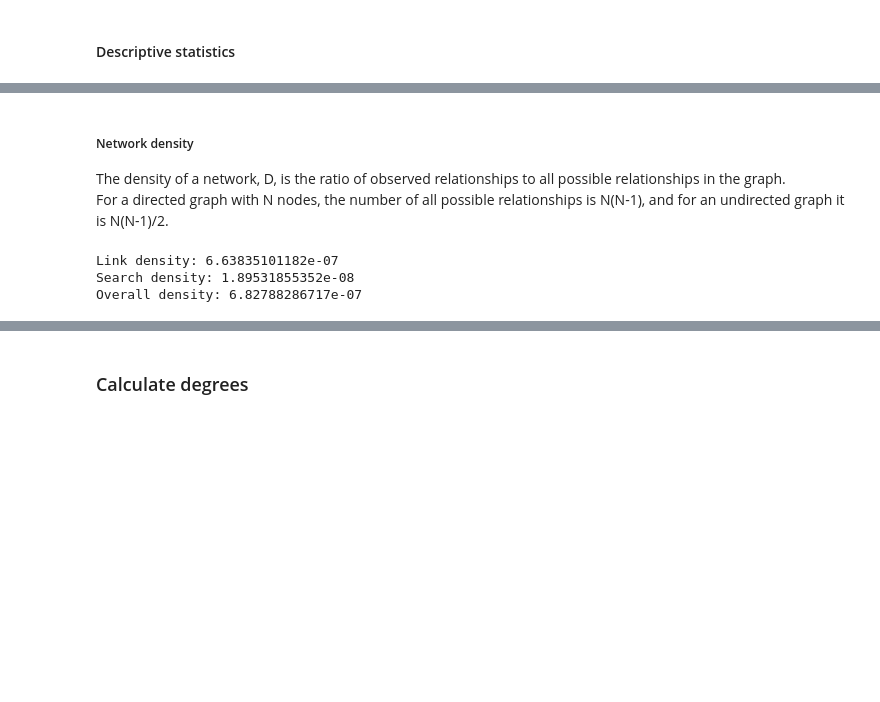
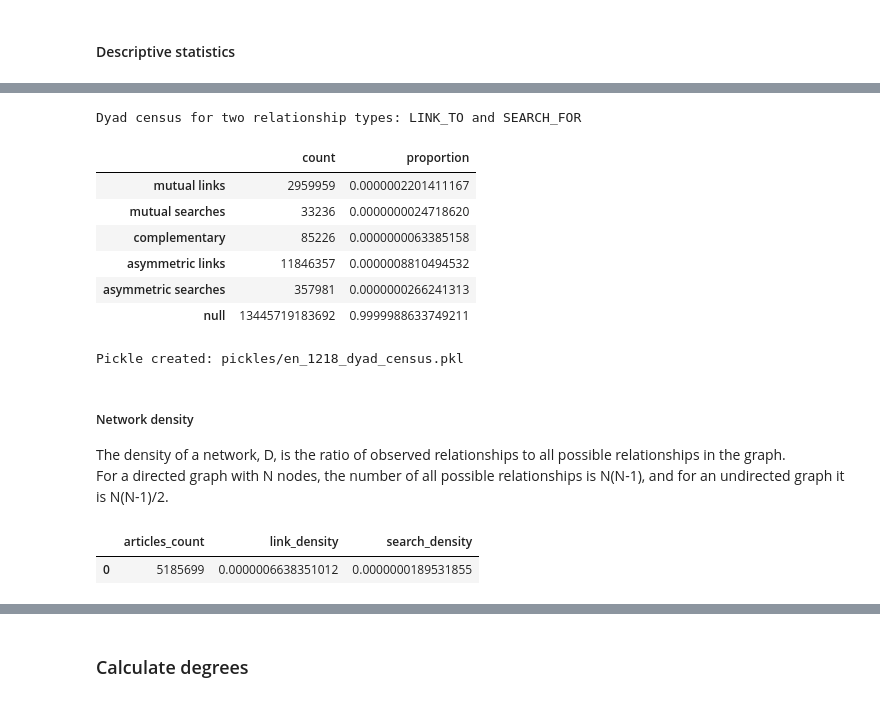
Before and after one commit to 33eyes/wiki-clickstream-graph, a Jupyter notebook: English_Wikipedia_network_analysis_AWS.ipynb, the cells around one changed output, grey strips where cells are left out. Saved outputs shown, nothing was run; the diff lists cells and outputs as text; code cells hidden in the pictures; blank space fills up the shorter version.

Commit message:
Dyad census wip. Pickled some intermediate outputs.

```diff
--- a/English_Wikipedia_network_analysis_AWS.ipynb
+++ b/English_Wikipedia_network_analysis_AWS.ipynb
@@ -120,0 +184,3 @@ Runtime: 1.28 min
+# %%
+dyad_census = pd.DataFrame(data=r, index=["mutual links"], columns=["count"], dtype="int64")
+dyad_census
@@ -120,0 +213,16 @@ Runtime: 1.28 min
+# %%
+# number of complementary LINK_TO/SEARCH_FOR relationships
+
+print("Started running at", datetime.now(), "UTC")
+start_time = timer()
+
+q = """
+    MATCH p=(a)-[:LINK_TO]->(b)-[:SEARCH_FOR]->(a)
+    RETURN count(p) as count;
+ """
+r = graph.data(q)
+
+cu.printRunTime(start_time)
+
+dyad_census = pd.concat([dyad_census, pd.DataFrame(data=r, index=["complementary"], columns=["count"], dtype="int64")])
+dyad_census
@@ -121,3 +237,42 @@ Runtime: 1.28 min
+# %%
+# We can derive the remaining counts from previous calculations.
+dyad_census.loc["asymmetric links"] = descriptive_stats.link_edges_count.values[0] \
+                                      - dyad_census.at["mutual links", "count"] * 2 \
+                                      - dyad_census.at["complementary", "count"]
+
+dyad_census.loc["asymmetric searches"] = descriptive_stats.search_edges_count.values[0] \
+                                       - dyad_census.at["mutual searches", "count"] * 2 \
+                                       - dyad_census.at["complementary", "count"]
+
+dyad_census.loc["null"] = possible_undir_edges - (  dyad_census.at["mutual links", "count"]
+                                                  + dyad_census.at["mutual searches", "count"]
+                                                  + dyad_census.at["complementary", "count"]
+                                                  + dyad_census.at["asymmetric links", "count"]
+                                                  + dyad_census.at["asymmetric searches", "count"]
+                                                 )
+
+dyad_census["proportion"] = dyad_census["count"] / possible_undir_edges
+
+print("Dyad census for two relationship types: LINK_TO and SEARCH_FOR")
+dyad_census
+# %% [output]
+Dyad census for two relationship types: LINK_TO and SEARCH_FOR
+|  | count | proportion |
+| mutual links | 2959959 | 0.0000002201411167 |
+| mutual searches | 33236 | 0.0000000024718620 |
+| complementary | 85226 | 0.0000000063385158 |
+| asymmetric links | 11846357 | 0.0000008810494532 |
+| asymmetric searches | 357981 | 0.0000000266241313 |
+| null | 13445719183692 | 0.9999988633749211 |
+# %%
+# pickle the result
+myoutfile = "pickles/en_1218_dyad_census.pkl"
+with open(myoutfile, 'wb') as picklefile:
+    pickle.dump(dyad_census, picklefile)
+
+print("Pickle created: " + myoutfile)
+# %% [output]
+Pickle created: pickles/en_1218_dyad_census.pkl
 # %% [markdown]
 ##### Network density
 The density of a network, D, is the ratio of observed relationships to all possible relationships in the graph.
@@ -125,19 +280,14 @@ For a directed graph with N nodes, the number of all possible relationships is N
 # %%
 # Directed edges density
 
-link_density = (descriptive_stats.link_edges_count
+descriptive_stats["link_density"] = descriptive_stats.link_edges_count \
                 / (descriptive_stats.articles_count * (descriptive_stats.articles_count - 1) )
-               ).values[0]
-print("Link density:", link_density)
 
-search_density = (descriptive_stats.search_edges_count
+descriptive_stats["search_density"] = descriptive_stats.search_edges_count \
                   / (descriptive_stats.articles_count * (descriptive_stats.articles_count - 1) )
-                 ).values[0]
-print("Search density:", search_density)
 
-density = link_density + search_density
-print("Overall density:", density)
+pd.options.display.float_format = '{:.16f}'.format
+descriptive_stats[["articles_count", "link_density", "search_density"]]
 # %% [output]
-Link density: 6.63835101182e-07
-Search density: 1.89531855352e-08
-Overall density: 6.82788286717e-07
+|  | articles_count | link_density | search_density |
+| 0 | 5185699 | 0.0000006638351012 | 0.0000000189531855 |
```
Also changed, not shown: parts of 13 cells of this notebook, 2 other files.
